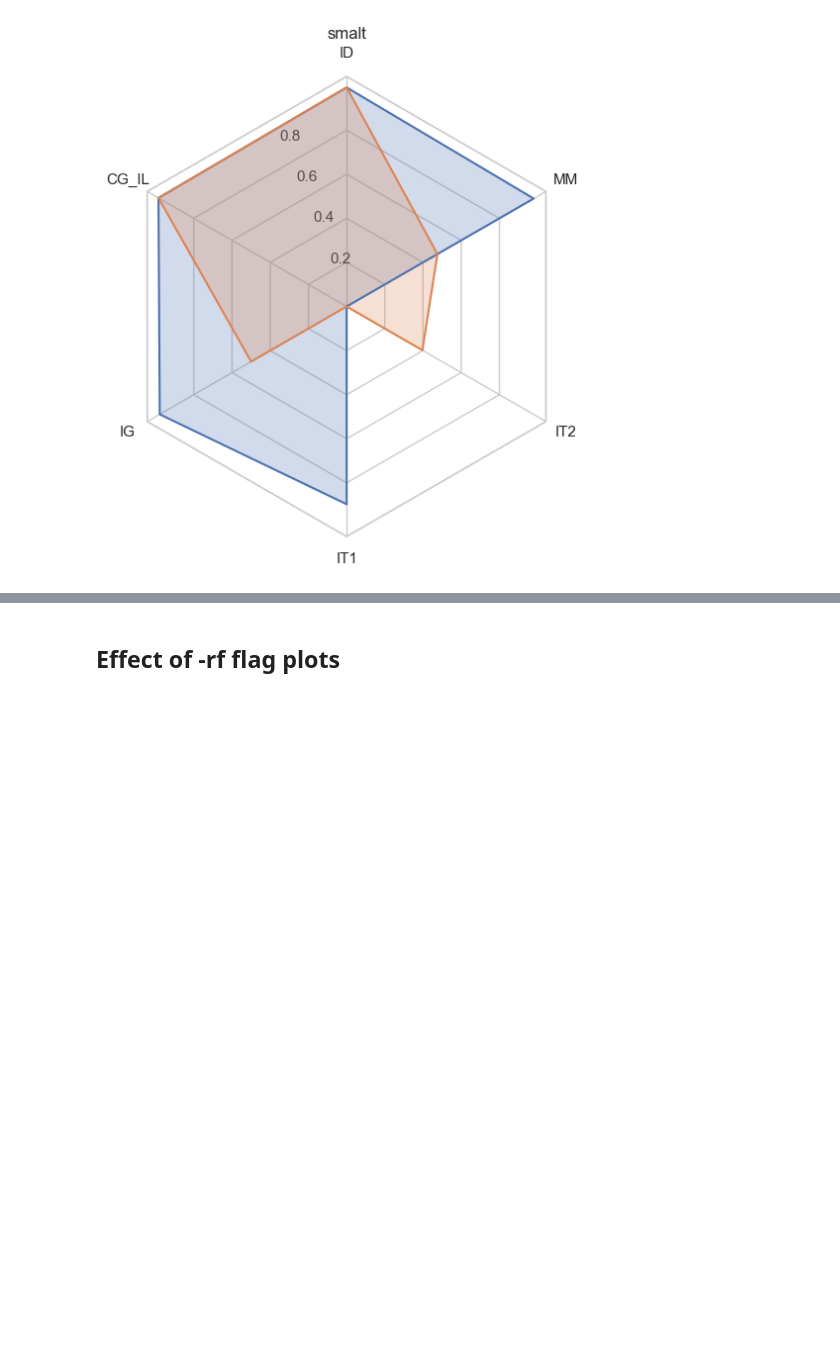
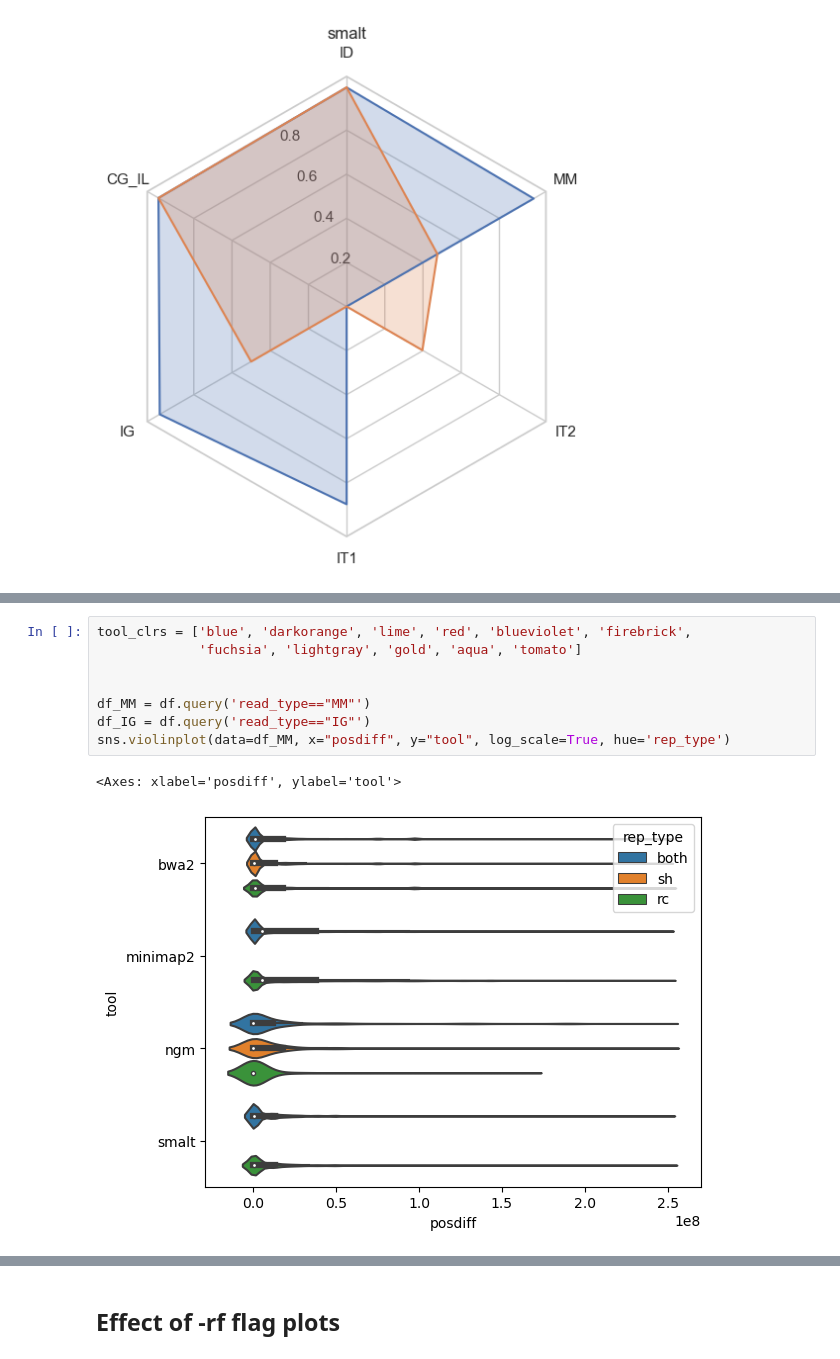
Before and after one commit to cbg-ethz/GenoRepro, a Jupyter notebook: notebooks/reproducibility_assessment.ipynb, the cells around one changed output, grey strips where cells are left out. Cells and saved outputs as stored; diff of their text form; blank space fills up the shorter version.

Commit message:
added position difference plots

```diff
--- a/notebooks/reproducibility_assessment.ipynb
+++ b/notebooks/reproducibility_assessment.ipynb
@@ -424,0 +511,11 @@ for file in true_pos_csv_files:
+# %%
+tool_clrs = ['blue', 'darkorange', 'lime', 'red', 'blueviolet', 'firebrick',
+             'fuchsia', 'lightgray', 'gold', 'aqua', 'tomato']
+
+
+df_MM = df.query('read_type=="MM"')
+df_IG = df.query('read_type=="IG"')
+sns.violinplot(data=df_MM, x="posdiff", y="tool", log_scale=True, hue='rep_type')
+# %% [output]
+<Axes: xlabel='posdiff', ylabel='tool'>
+[figure, added]
```
Also changed, not shown: parts of 9 cells of this notebook, 53 other files.
